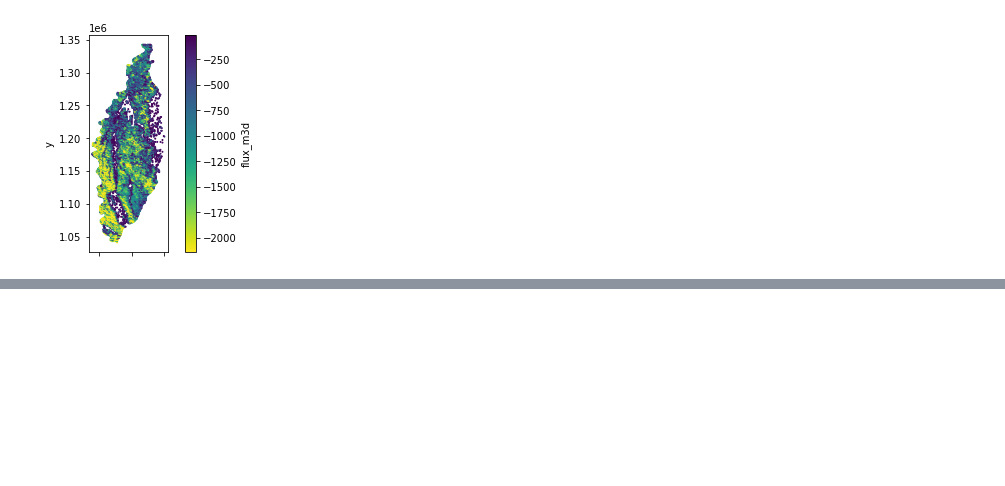
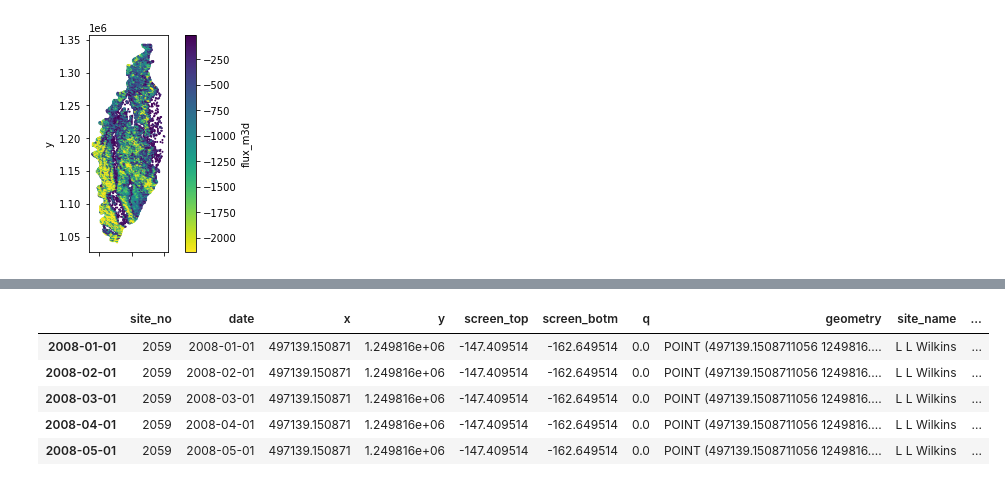
Before and after one commit to aleaf/usgs-map-gwmodels, a Jupyter notebook: docs/source/notebooks/Example.ipynb, the cells around one changed output, grey strips where cells are left out. Cells and saved outputs as stored; diff of their text form; code cells hidden in the pictures; blank space fills up the shorter version.

```diff
--- a/docs/source/notebooks/Example.ipynb
+++ b/docs/source/notebooks/Example.ipynb
@@ -465,0 +588,25 @@ ax.set_aspect(1)
+# %%
+from mapgwm.te_wateruse import read_te_water_use_spreadsheet, preprocess_te_wateruse
+
+df2010 = read_te_water_use_spreadsheet(test_data_path / 'swuds/2010_Thermo_Model_Estimates.xlsx',
+                                       date='2010',
+                                       x_coord_col='Longitude, decimal degrees',
+                                       y_coord_col='Latitude, decimal degrees',
+                                       q_col='USGS-Estimated Annual Withdrawal (Mgal/d)',
+                                       site_no_col='PLANT CODE',
+                                       site_name_col='PLANT NAME',
+                                       source_name_col='NAME OF WATER SOURCE',
+                                       source_code_col='USGS WATER SOURCE CODE',
+                                       sheet_name='Report_table_UPDATED', skiprows=2)
+
+df2015 = read_te_water_use_spreadsheet(test_data_path / 'swuds/2015_TE_Model_Estimates_lat.long_COMIDs.xlsx',
+                                   date='2015',
+                                   x_coord_col='LONGITUDE',
+                                   y_coord_col='LATITUDE',
+                                   q_col='WITHDRAWAL',
+                                   site_no_col='EIA_PLANT_ID',
+                                   site_name_col='PLANT_NAME',
+                                   source_name_col='NAME_OF_WATER_SOURCE',
+                                   source_code_col='WATER_SOURCE_CODE',
+                                   sheet_name='2015_ANNUAL_WD_CU', skiprows=0)
+df = df2010.append(df2015)
@@ -465,0 +643,9 @@ ax.set_aspect(1)
+# %%
+te_results.head()
+# %% [output]
+|  | site_no | date | x | y | screen_top | screen_botm | q | geometry | site_name | ... |
+| 2008-01-01 | 2059 | 2008-01-01 | 497139.150871 | 1.249816e+06 | -147.409514 | -162.649514 | 0.0 | POINT (497139.1508711056 1249816.... | L L Wilkins | ... |
+| 2008-02-01 | 2059 | 2008-02-01 | 497139.150871 | 1.249816e+06 | -147.409514 | -162.649514 | 0.0 | POINT (497139.1508711056 1249816.... | L L Wilkins | ... |
+| 2008-03-01 | 2059 | 2008-03-01 | 497139.150871 | 1.249816e+06 | -147.409514 | -162.649514 | 0.0 | POINT (497139.1508711056 1249816.... | L L Wilkins | ... |
+| 2008-04-01 | 2059 | 2008-04-01 | 497139.150871 | 1.249816e+06 | -147.409514 | -162.649514 | 0.0 | POINT (497139.1508711056 1249816.... | L L Wilkins | ... |
+| 2008-05-01 | 2059 | 2008-05-01 | 497139.150871 | 1.249816e+06 | -147.409514 | -162.649514 | 0.0 | POINT (497139.1508711056 1249816.... | L L Wilkins | ... |
```
Also changed, not shown: parts of 23 cells of this notebook, 16 other files.
